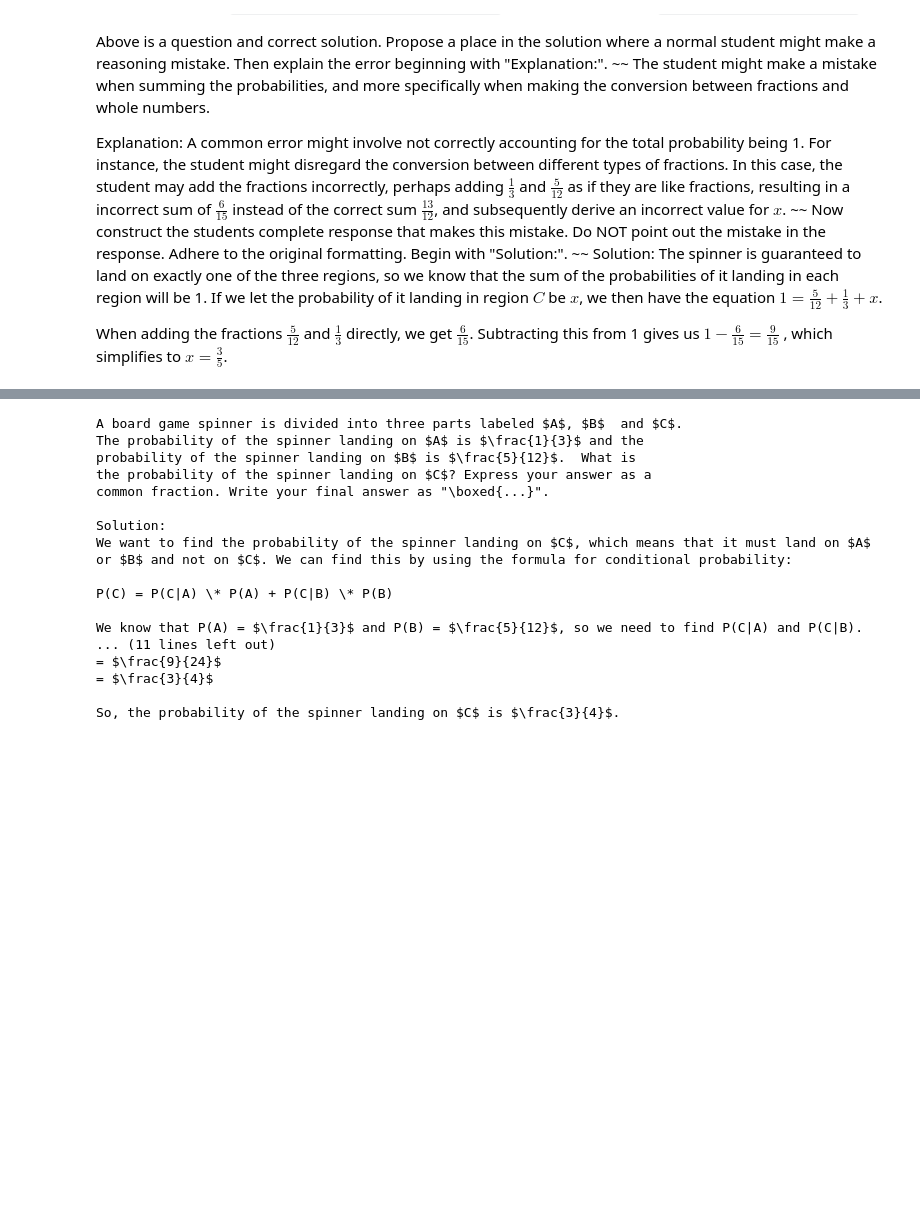
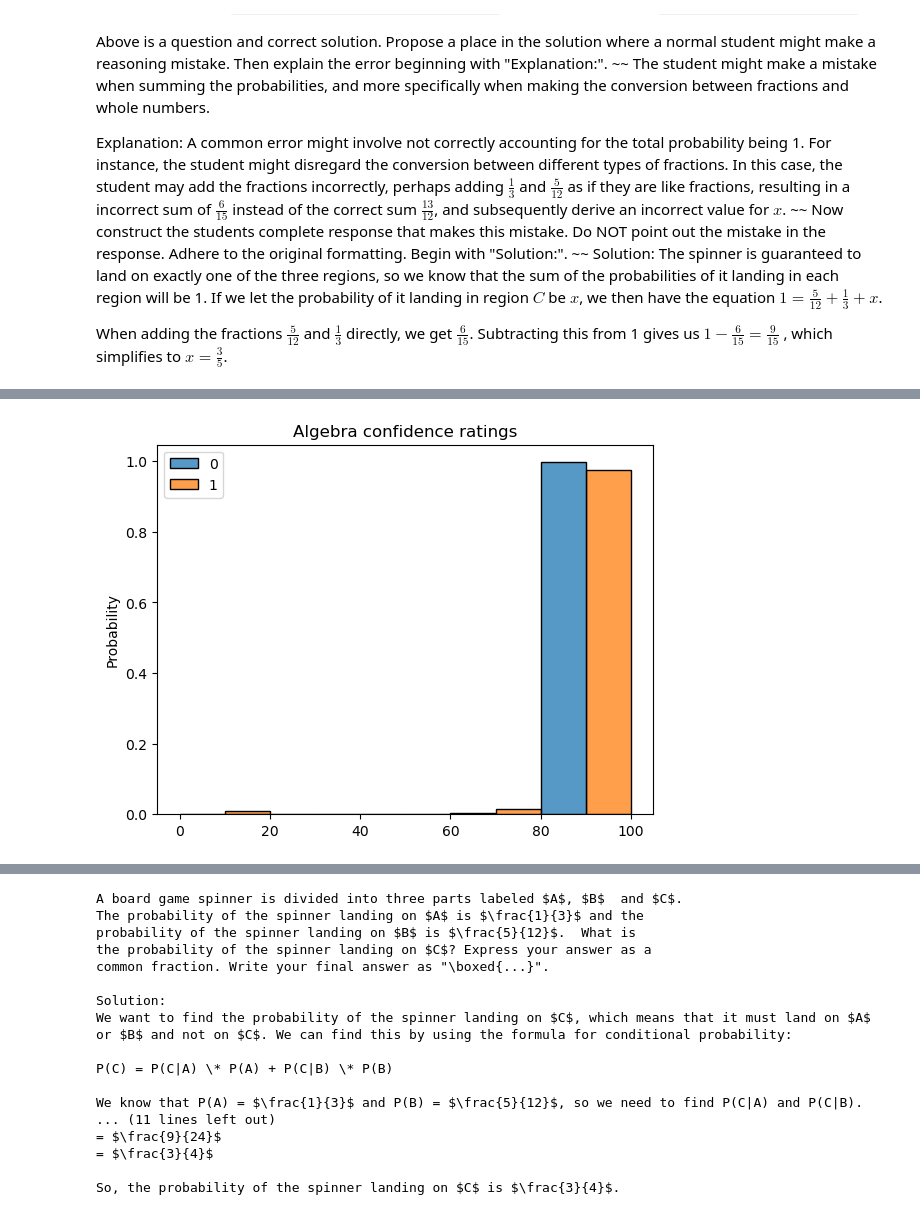
Before and after one commit to kaifronsdal/Self-Consistency, a Jupyter notebook: test.ipynb, the cells around one changed output, grey strips where cells are left out. Drawn from its saved outputs; the diff is of its cells as text; code cells hidden in the pictures; some formulas as TeX source; blank space fills up the shorter version.

Commit message:
confidence

```diff
--- a/test.ipynb
+++ b/test.ipynb
@@ -16,6 +16,7 @@ from prompt import generate_nshot_prompts
 ??SamplingParams
 # %%
 sampling_params = SamplingParams(temperature=0.8, top_p=0.95, max_tokens=1028)
-model_name = "meta-llama/Llama-2-7b-hf"
-llm = LLM(model=model_name, trust_remote_code=True, tensor_parallel_size=4)
+# model_name = "deepseek-ai/deepseek-math-7b-instruct"
+model_name = "llm-agents/tora-13b-v1.0"
+llm = LLM(model=model_name, trust_remote_code=True, tensor_parallel_size=4, dtype="float16")
 # %% [output]
@@ -112,8 +101,7 @@ from util import save_output
 
 
 @save_output
-def generate(dataset, model, sampling_params):
-    prompts = [p['question'] for p in dataset]
+def generate(prompts, model, sampling_params):
     outputs = model.generate(prompts, sampling_params)
     return outputs
 # %%
@@ -124,9 +112,9 @@ save_dir.mkdir(exist_ok=True)
 load = True
 predictions = {
     dataset: generate(
-        prompts, llm, sampling_params, load=load,
+        [p['question'] for p in data], llm, sampling_params, load=load,
         output_path=save_dir / f"{dataset}_{MODEL_MAP[model_name]}_predictions.pkl"
-    ) for dataset, prompts in datasets.items()
+    ) for dataset, data in datasets.items()
 }
 # %%
 from dataset import get_boxed_answer
@@ -189,0 +206,8 @@ import numpy as np
+# %%
+load = True
+confidence_predictions = {
+    dataset: generate(
+        prompts, llm, sampling_params, load=load,
+        output_path=save_dir / f"{dataset}_{MODEL_MAP[model_name]}_confidence_predictions_{cp_idx}.pkl"
+    ) for dataset, prompts in confidence_prompts.items()
+}
@@ -189,0 +220,59 @@ import numpy as np
+# %%
+# plot the confidence predictions against grades
+import matplotlib.pyplot as plt
+import seaborn as sns
+
+num_malformed_confidence_predictions = 0
+
+
+def get_confidence(confidence_prediction):
+    # get the confidence from the confidence prediction
+    # if not found return -1
+    try:
+        confidence_part = confidence_prediction.outputs[0].text.split('\n')[0]
+        if '%' in confidence_part:
+            return int(confidence_part.split('%')[0])
+        else:
+            return int(confidence_part)
+    except:
+        global num_malformed_confidence_predictions
+        num_malformed_confidence_predictions += 1
+        return -1
+
+
+def get_rating(confidence_prediction):
+    # get the rating from the confidence prediction
+    # if not found return -1
+    # int(o.outputs[0].text.split('Rating: ')[1])
+    try:
+        rating_part = confidence_prediction.outputs[0].text.split('Rating: ')[1]
+        return int(rating_part[0])
+    except:
+        global num_malformed_confidence_predictions
+        num_malformed_confidence_predictions += 1
+        # print(confidence_prediction.outputs[0].text)
+        # raise ValueError
+        return -1
+
+
+# one plot for each dataset
+for dataset, data in confidence_predictions.items():
+    confidences = [get_confidence(o) for o in data]
+    # distribution of confidence ratings
+    # sns.histplot(confidences)
+    # plt.title(f"{dataset} confidence ratings")
+    # plt.show()
+    # plot the confidence ratings against the grades
+    correct = [c for g, c in zip(grades[dataset], confidences) if c != -1 and g]
+    incorrect = [c for g, c in zip(grades[dataset], confidences) if c != -1 and not g]
+    print(np.unique(correct, return_counts=True))
+    print(np.unique(incorrect, return_counts=True))
+    print(np.unique(confidences, return_counts=True))
+    # plot categorical distribution of rating conditioned on correctness
+    # x axis is categorical, y axis is density
+    # two histograms should be interleaved, not stacked
+    sns.histplot([correct, incorrect], stat='probability', common_norm=False, bins=5, multiple='dodge', legend=True)
+
+    plt.title(f"{dataset} confidence ratings")
+    plt.show()
+# %% [output]
@@ -189,0 +286 @@ import numpy as np
+[figure, added]
```
Also changed, not shown: parts of 7 cells of this notebook, 1 other file.
